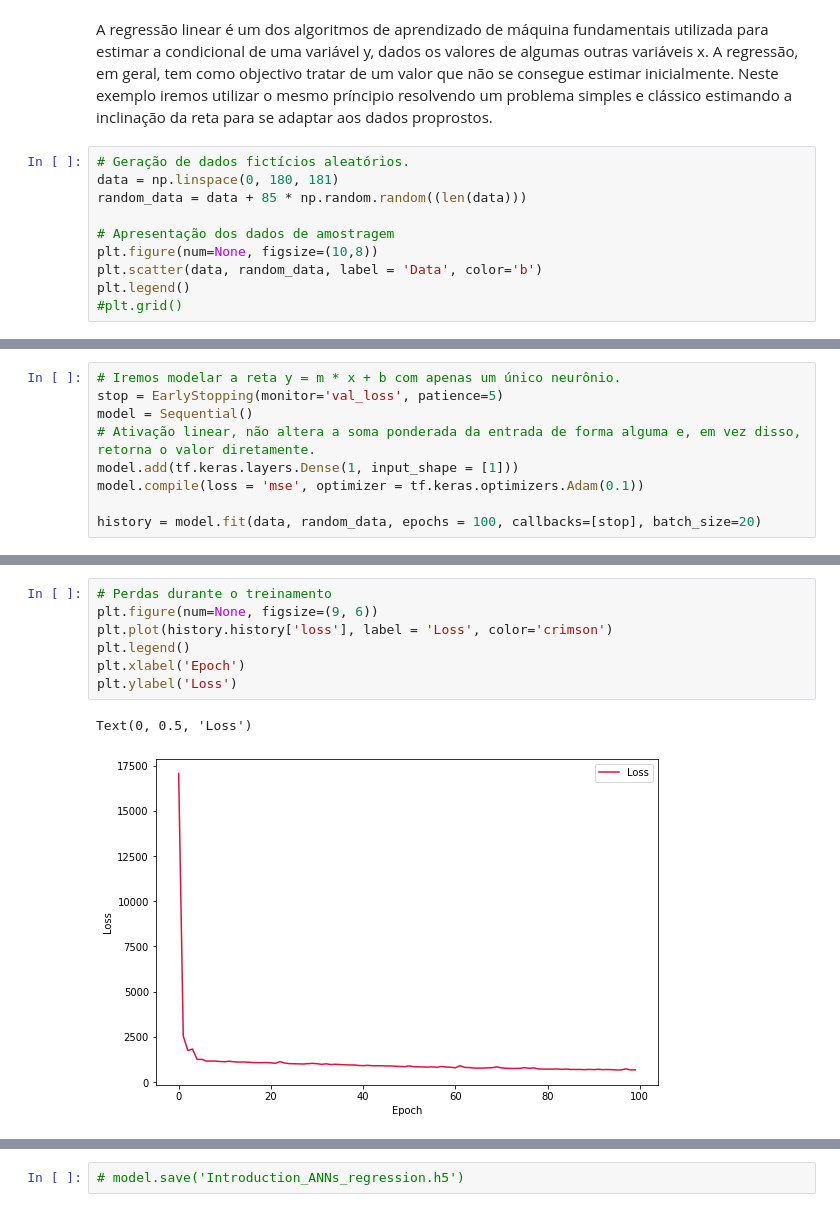
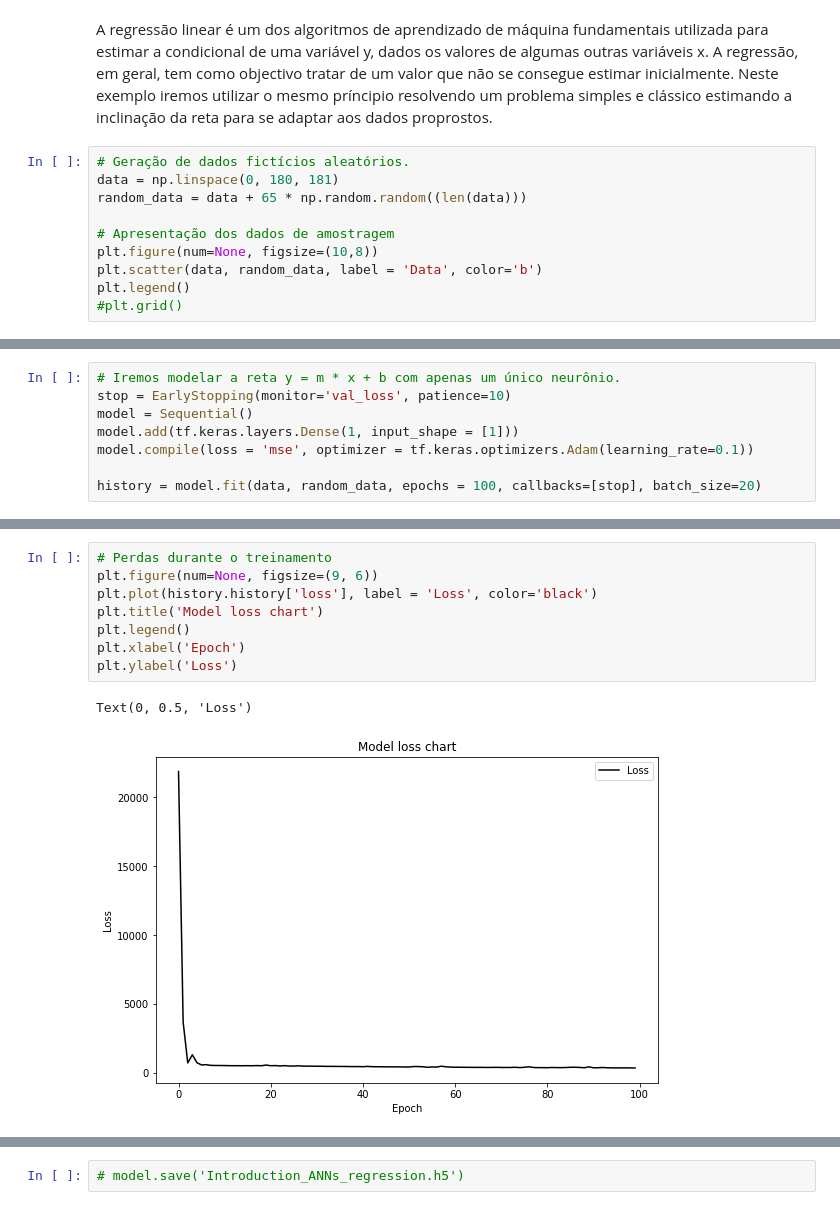
Before and after one commit to silasabs/PIVIC-PIBIC-Comunicacoes-Opticas, a Jupyter notebook: jupyter notebooks/Introduction_ANNs.ipynb, the cells around one changed output, grey strips where cells are left out. Cells and saved outputs as stored; diff of their text form.

```diff
--- a/jupyter notebooks/Introduction_ANNs.ipynb
+++ b/jupyter notebooks/Introduction_ANNs.ipynb
@@ -569,7 +567,7 @@ A regressão linear é um dos algoritmos de aprendizado de máquina fundamentais
 # %%
 # Geração de dados fictícios aleatórios.
 data = np.linspace(0, 180, 181)
-random_data = data + 85 * np.random.random((len(data)))
+random_data = data + 65 * np.random.random((len(data)))
 
 # Apresentação dos dados de amostragem
 plt.figure(num=None, figsize=(10,8))
@@ -582,10 +580,9 @@ plt.legend()
 # %%
 # Iremos modelar a reta y = m * x + b com apenas um único neurônio.
-stop = EarlyStopping(monitor='val_loss', patience=5)
+stop = EarlyStopping(monitor='val_loss', patience=10)
 model = Sequential()
-# Ativação linear, não altera a soma ponderada da entrada de forma alguma e, em vez disso, retorna o valor diretamente.
 model.add(tf.keras.layers.Dense(1, input_shape = [1]))
-model.compile(loss = 'mse', optimizer = tf.keras.optimizers.Adam(0.1))
+model.compile(loss = 'mse', optimizer = tf.keras.optimizers.Adam(learning_rate=0.1))
 
 history = model.fit(data, random_data, epochs = 100, callbacks=[stop], batch_size=20)
 # %% [output]
@@ -609,13 +606,14 @@ Epoch 100/100
 # %%
 # Perdas durante o treinamento
 plt.figure(num=None, figsize=(9, 6))
-plt.plot(history.history['loss'], label = 'Loss', color='crimson')
+plt.plot(history.history['loss'], label = 'Loss', color='black')
+plt.title('Model loss chart')
 plt.legend()
 plt.xlabel('Epoch')
 plt.ylabel('Loss')
 # %% [output]
 Text(0, 0.5, 'Loss')
-[figure, old version]
+[figure, new version]
 # %%
 # Realizando a predição do modelo
 predicao = model.predict(data)
```
Also changed, not shown: parts of 11 cells of this notebook, 1 other file.
